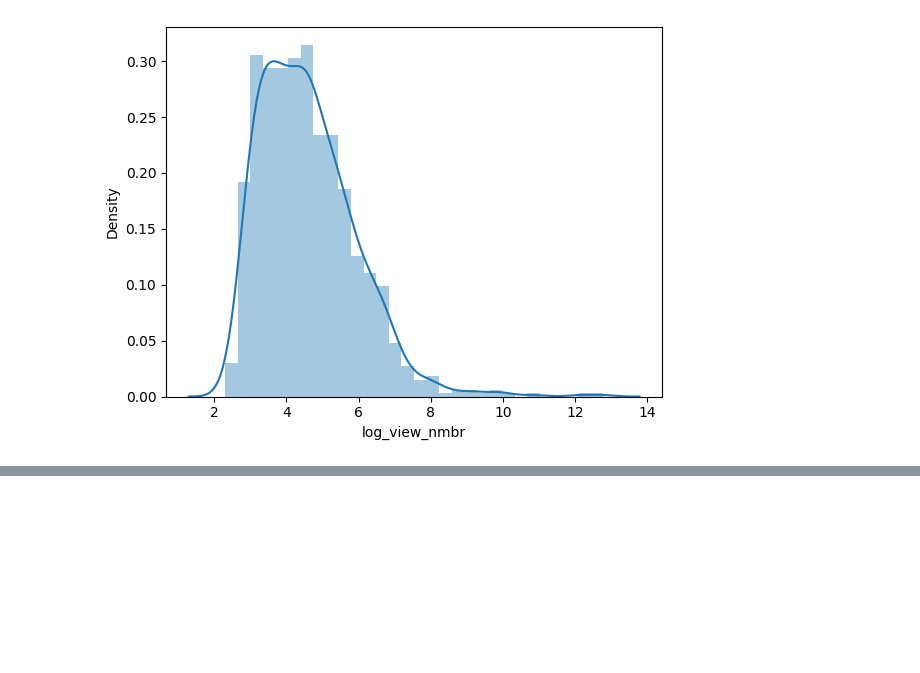
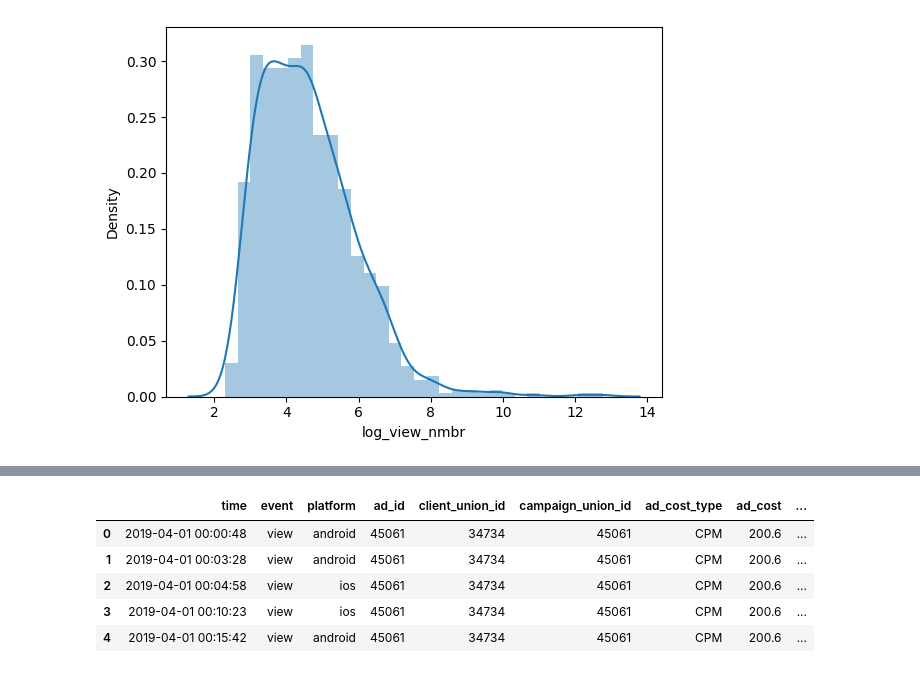
Before and after one commit to Osgil/Mini_project, a Jupyter notebook: advertising analytics.ipynb, the cells around one changed output, grey strips where cells are left out. Saved outputs shown, nothing was run; the diff lists cells and outputs as text; code cells hidden in the pictures; blank space fills up the shorter version.

```diff
--- a/advertising analytics.ipynb
+++ b/advertising analytics.ipynb
@@ -97,0 +133,5 @@ https://gist.github.com/mwaskom/de44147ed2974457ad6372750bbe5751
+# %%
+ads_clients_data = (
+    pd.read_csv
+    (r'D:\downloads\my_files\mnt\HC_Volume_18315164\home-jupyter\jupyter-ale-nikitin\shared\homeworks\python_ds_miniprojects\6\ads_clients_data.csv')
+)
@@ -97,0 +147,10 @@ https://gist.github.com/mwaskom/de44147ed2974457ad6372750bbe5751
+# %%
+full_data = ads_data.drop(columns=['date']).merge(ads_clients_data, on='client_union_id')#.rename()
+full_data.head()
+# %% [output]
+|  | time | event | platform | ad_id | client_union_id | campaign_union_id | ad_cost_type | ad_cost | ... |
+| 0 | 2019-04-01 00:00:48 | view | android | 45061 | 34734 | 45061 | CPM | 200.6 | ... |
+| 1 | 2019-04-01 00:03:28 | view | android | 45061 | 34734 | 45061 | CPM | 200.6 | ... |
+| 2 | 2019-04-01 00:04:58 | view | ios | 45061 | 34734 | 45061 | CPM | 200.6 | ... |
+| 3 | 2019-04-01 00:10:23 | view | ios | 45061 | 34734 | 45061 | CPM | 200.6 | ... |
+| 4 | 2019-04-01 00:15:42 | view | android | 45061 | 34734 | 45061 | CPM | 200.6 | ... |
```
Also changed, not shown: parts of 16 cells of this notebook.
